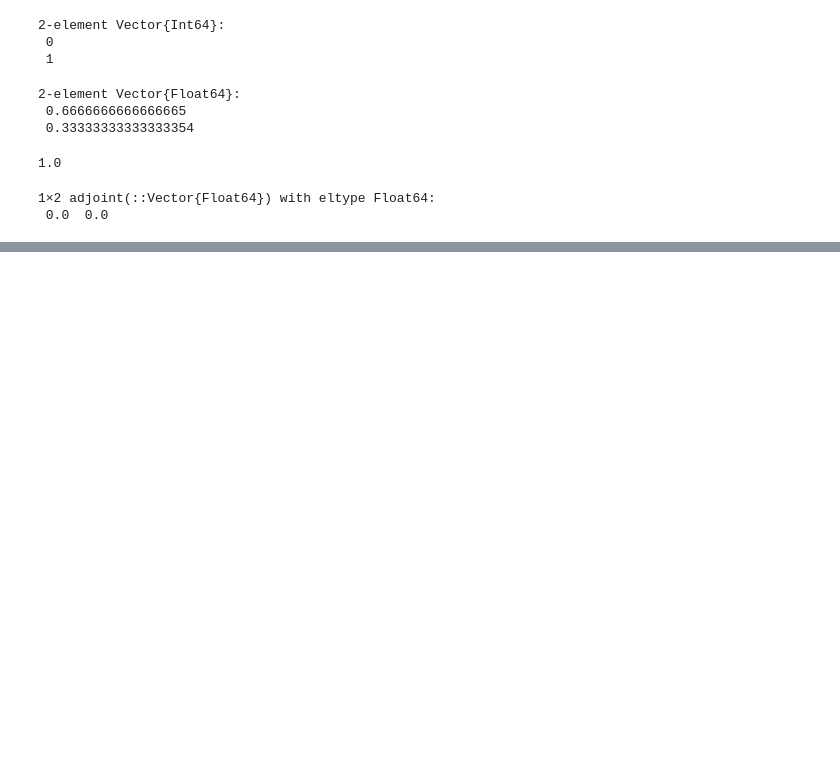
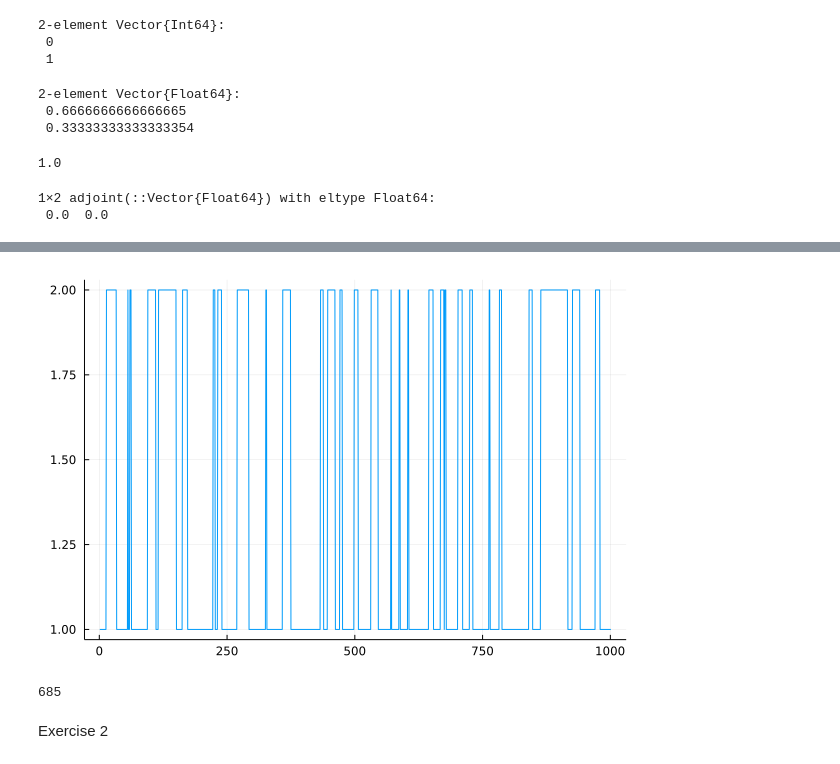
Before and after one commit to thomastressel/eco309, a Jupyter notebook: tutorials/6_8_2022.ipynb, the cells around one changed output, grey strips where cells are left out. Cells and saved outputs as stored; diff of their text form; code cells hidden in the pictures; blank space fills up the shorter version.

```diff
--- a/tutorials/6_8_2022.ipynb
+++ b/tutorials/6_8_2022.ipynb
@@ -46,11 +46,18 @@ sum(μ)
 1×2 adjoint(::Vector{Float64}) with eltype Float64:
  0.0  0.0
 # %%
-function simulate(P, μ0; T=1000)
-    sim = [μ0]
+function simulate(P, i0; T=1000)
+    # i0 is index of initial state
+    sim = [i0]
     for t=1:T
-        μ1 = P'*μ0
-        push!(sim, μ1)
+        p = P[i0,:]
+        u = rand()
+        if u <= p[1]
+            i0 = 1
+        else
+            i0 = 2
+        end
+        push!(sim, i0)
     end
     return sim
 end
@@ -56,0 +66,2 @@ end
+# %%
+sim = simulate(P, 1)
@@ -56,0 +88,10 @@ end
+# %%
+plot(sim, label="")
+# %% [output]
+[figure, added]
+# %%
+count(u->u==1, sim)
+# %% [output]
+685
+# %% [markdown]
+Exercise 2
```
Also changed, not shown: parts of 3 cells of this notebook.
